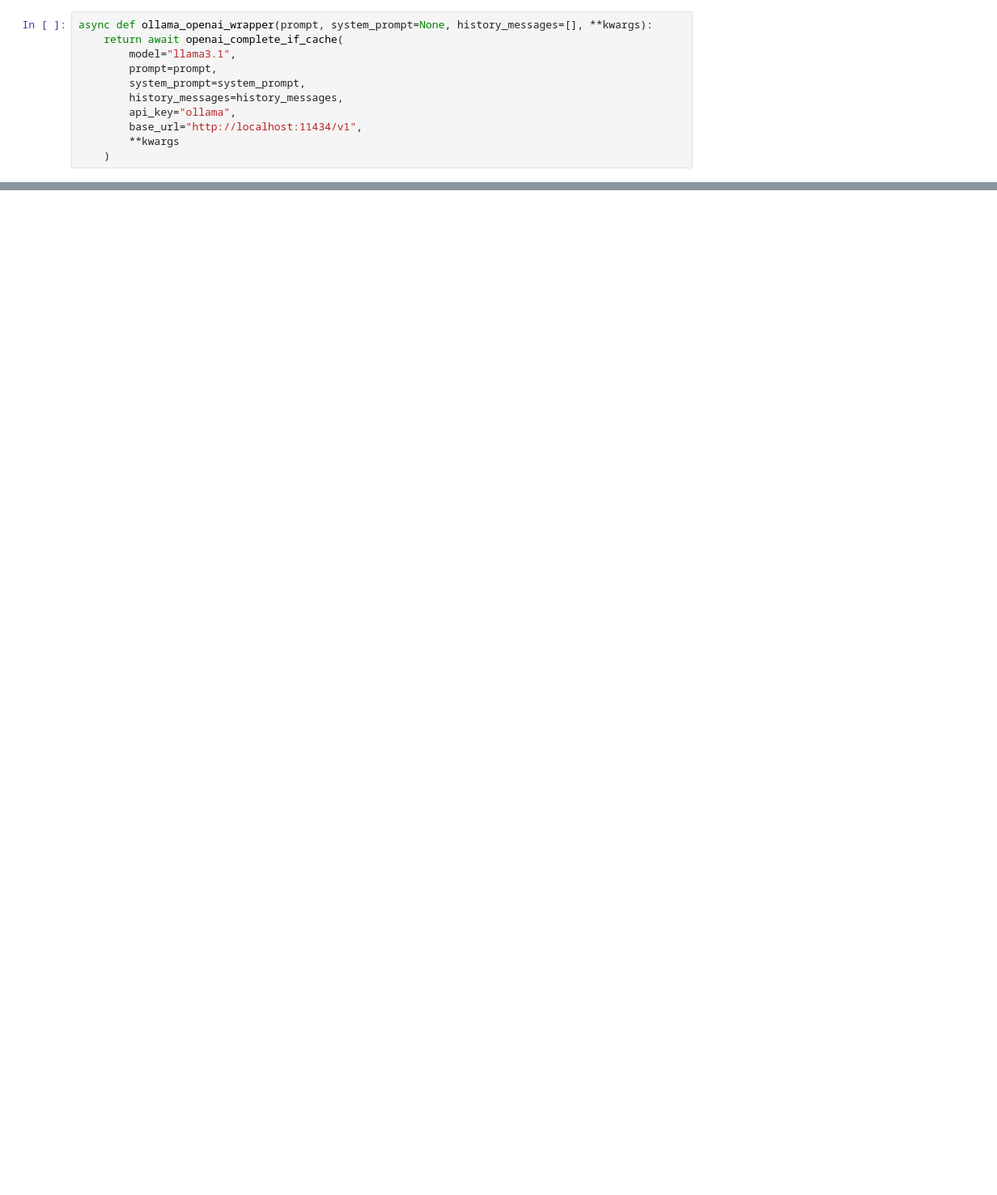
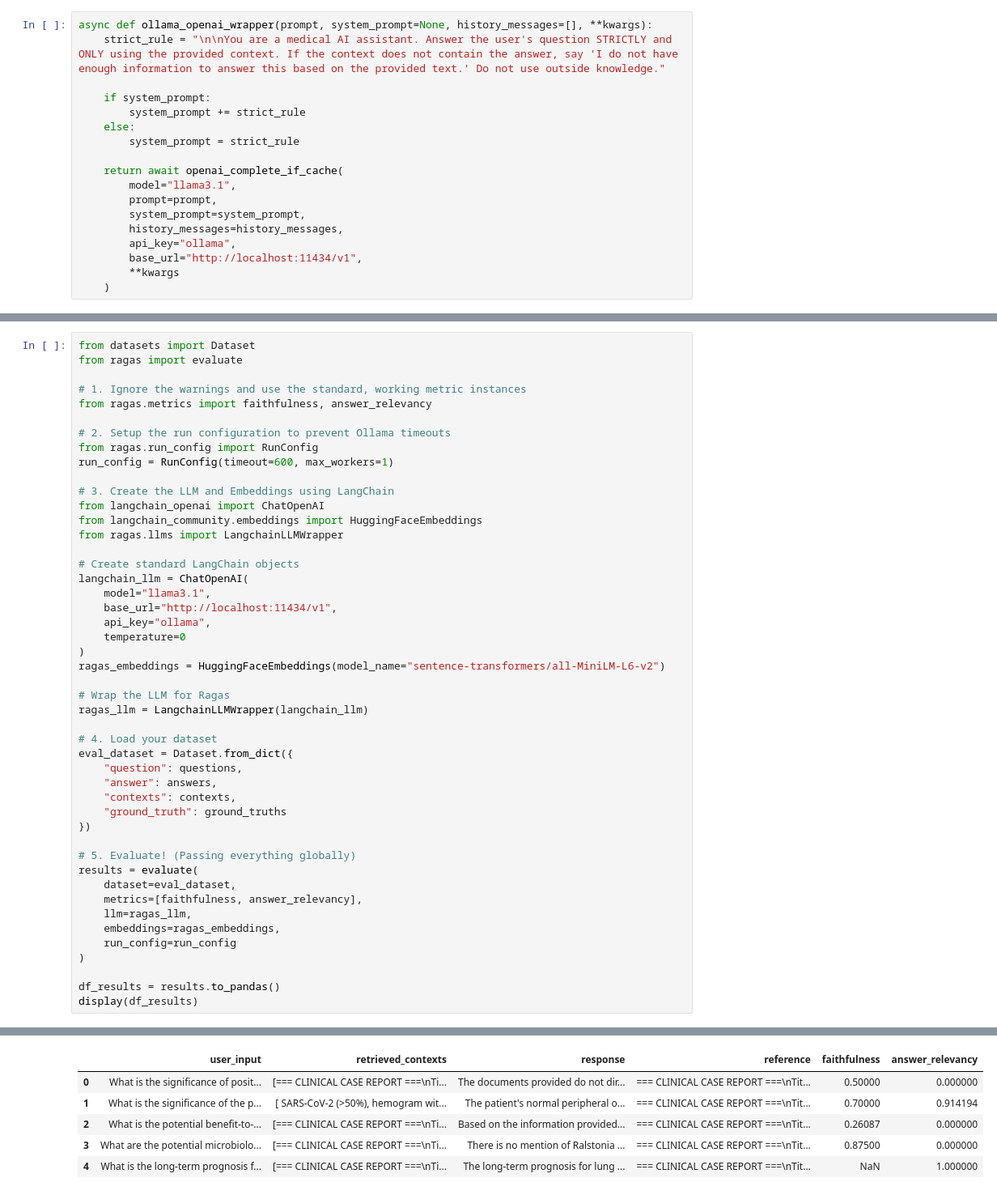
Before and after one commit to Quanninh/HealthCareAgent, a Jupyter notebook: lightRAG.ipynb, the cells around one changed output, grey strips where cells are left out. Shown at 81% size. Saved outputs shown, nothing was run; the diff lists cells and outputs as text; blank space fills up the shorter version.

```diff
--- a/lightRAG.ipynb
+++ b/lightRAG.ipynb
@@ -169,6 +201,13 @@ async def local_embedding_func(texts: list[str]) -> list[list[float]]:
 ### OpenAIWrapper
 # %%
 async def ollama_openai_wrapper(prompt, system_prompt=None, history_messages=[], **kwargs):
+    strict_rule = "\n\nYou are a medical AI assistant. Answer the user's question STRICTLY and ONLY using the provided context. If the context does not contain the answer, say 'I do not have enough information to answer this based on the provided text.' Do not use outside knowledge."
+
+    if system_prompt:
+        system_prompt += strict_rule
+    else:
+        system_prompt = strict_rule
+
     return await openai_complete_if_cache(
         model="llama3.1",
         prompt=prompt,
@@ -549,0 +508,48 @@ INFO: Applied hard fallback split before embedding for d-id: doc-d6b43f294f7182a
+# %%
+from datasets import Dataset
+from ragas import evaluate
+
+# 1. Ignore the warnings and use the standard, working metric instances
+from ragas.metrics import faithfulness, answer_relevancy
+
+# 2. Setup the run configuration to prevent Ollama timeouts
+from ragas.run_config import RunConfig
+run_config = RunConfig(timeout=600, max_workers=1)
+
+# 3. Create the LLM and Embeddings using LangChain
+from langchain_openai import ChatOpenAI
+from langchain_community.embeddings import HuggingFaceEmbeddings
+from ragas.llms import LangchainLLMWrapper
+
+# Create standard LangChain objects
+langchain_llm = ChatOpenAI(
+    model="llama3.1",
+    base_url="http://localhost:11434/v1",
+    api_key="ollama",
+    temperature=0
+)
+ragas_embeddings = HuggingFaceEmbeddings(model_name="sentence-transformers/all-MiniLM-L6-v2")
+
+# Wrap the LLM for Ragas
+ragas_llm = LangchainLLMWrapper(langchain_llm)
+
+# 4. Load your dataset
+eval_dataset = Dataset.from_dict({
+    "question": questions,
+    "answer": answers,
+    "contexts": contexts,
+    "ground_truth": ground_truths
+})
+
+# 5. Evaluate! (Passing everything globally)
+results = evaluate(
+    dataset=eval_dataset,
+    metrics=[faithfulness, answer_relevancy],
+    llm=ragas_llm,
+    embeddings=ragas_embeddings,
+    run_config=run_config
+)
+
+df_results = results.to_pandas()
+display(df_results)
+# %% [output]
@@ -549,0 +558,6 @@ INFO: Applied hard fallback split before embedding for d-id: doc-d6b43f294f7182a
+|  | user_input | retrieved_contexts | response | reference | faithfulness | answer_relevancy |
+| 0 | What is the significance of posit... | [=== CLINICAL CASE REPORT ===\nTi... | The documents provided do not dir... | === CLINICAL CASE REPORT ===\nTit... | 0.50000 | 0.000000 |
+| 1 | What is the significance of the p... | [ SARS-CoV-2 (>50%), hemogram wit... | The patient's normal peripheral o... | === CLINICAL CASE REPORT ===\nTit... | 0.70000 | 0.914194 |
+| 2 | What is the potential benefit-to-... | [=== CLINICAL CASE REPORT ===\nTi... | Based on the information provided... | === CLINICAL CASE REPORT ===\nTit... | 0.26087 | 0.000000 |
+| 3 | What are the potential microbiolo... | [=== CLINICAL CASE REPORT ===\nTi... | There is no mention of Ralstonia ... | === CLINICAL CASE REPORT ===\nTit... | 0.87500 | 0.000000 |
+| 4 | What is the long-term prognosis f... | [=== CLINICAL CASE REPORT ===\nTi... | The long-term prognosis for lung ... | === CLINICAL CASE REPORT ===\nTit... | NaN | 1.000000 |
```
Also changed, not shown: parts of 9 cells of this notebook, 15 other files.
